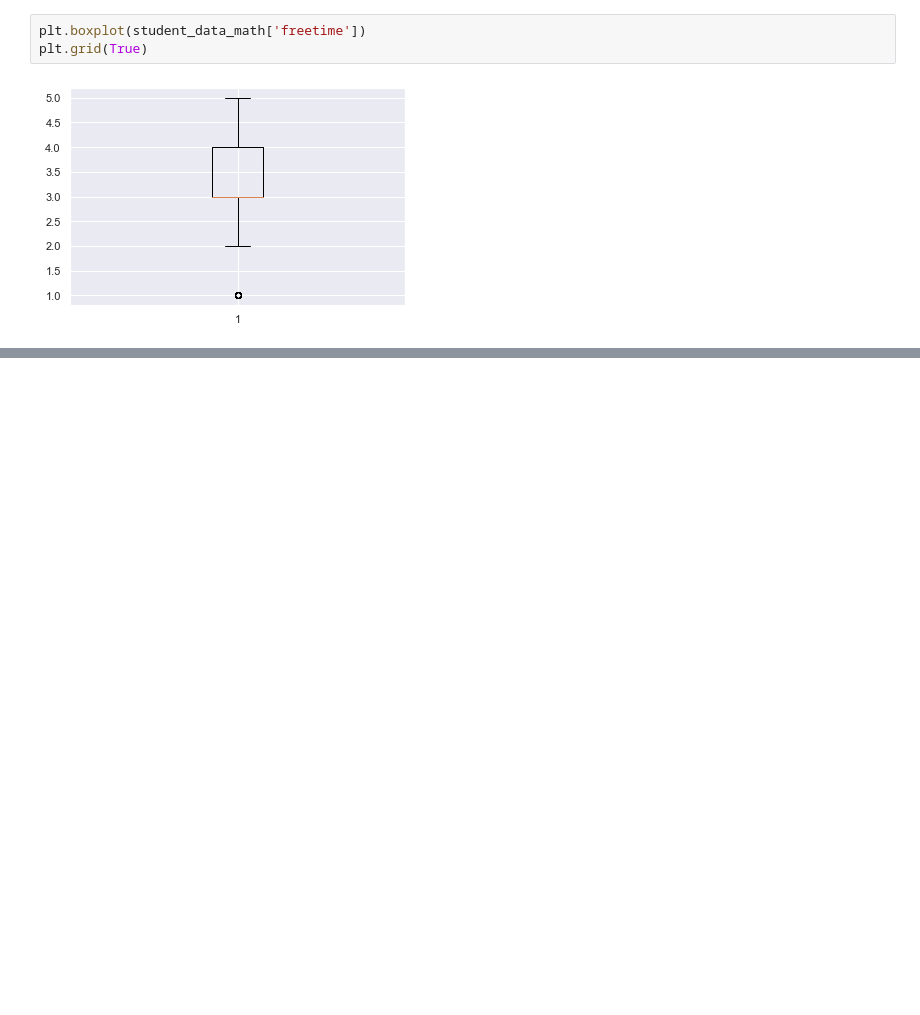
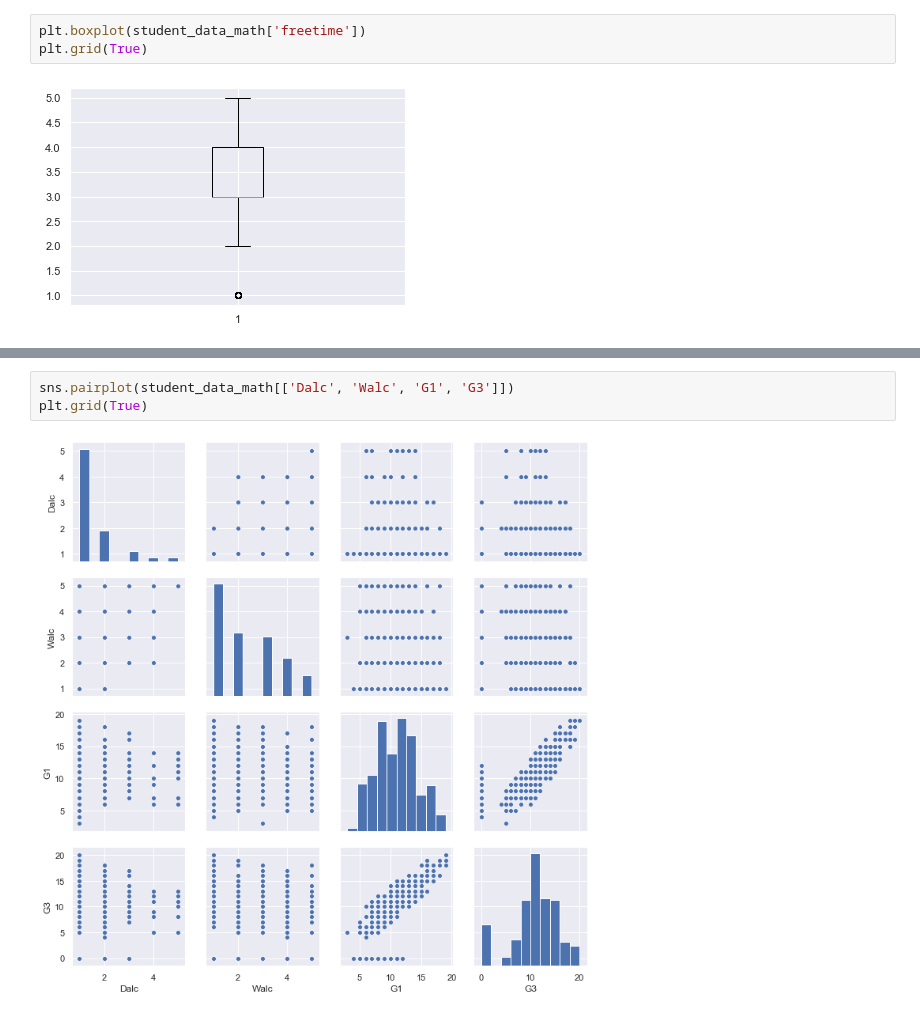
Before and after one commit to JojiKoike/Learning_DataScience, a Jupyter notebook: chapter3/DataCommunication.ipynb, the cells around one changed output, grey strips where cells are left out. Cells and saved outputs as stored; diff of their text form; blank space fills up the shorter version.

```diff
--- a/chapter3/DataCommunication.ipynb
+++ b/chapter3/DataCommunication.ipynb
@@ -153,0 +215,5 @@ plt.grid(True)
+# %%
+sns.pairplot(student_data_math[['Dalc', 'Walc', 'G1', 'G3']])
+plt.grid(True)
+# %% [output]
+[figure, added]
```
Also changed, not shown: parts of 8 cells of this notebook.
